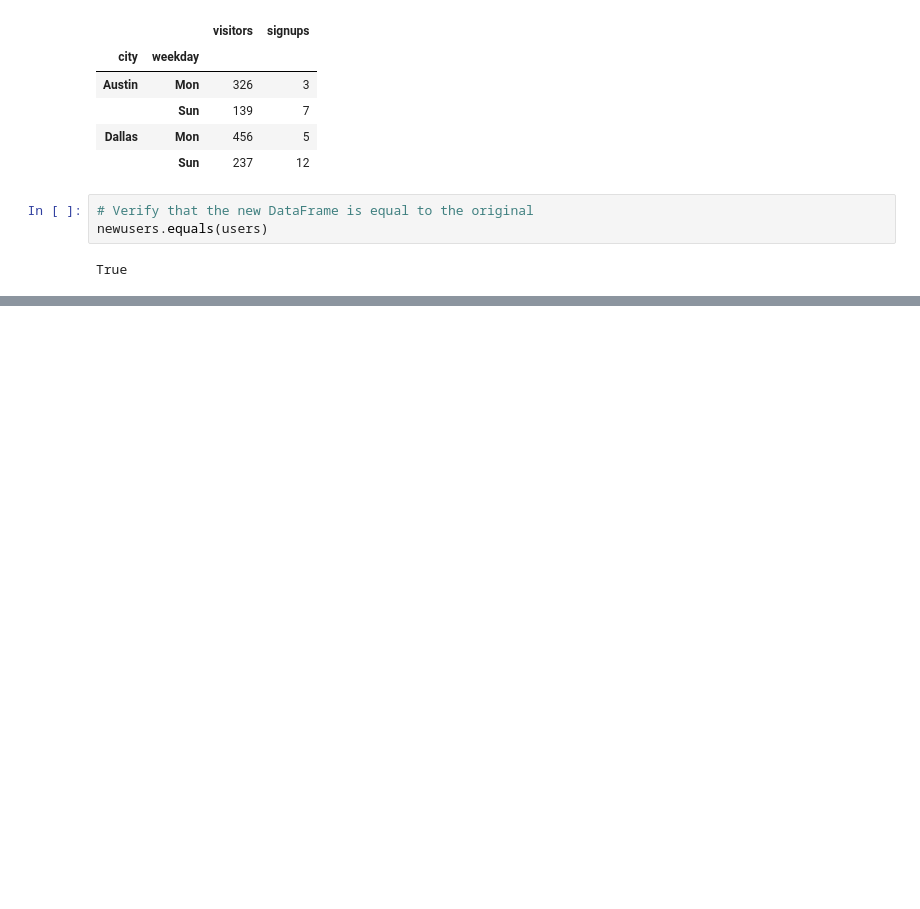
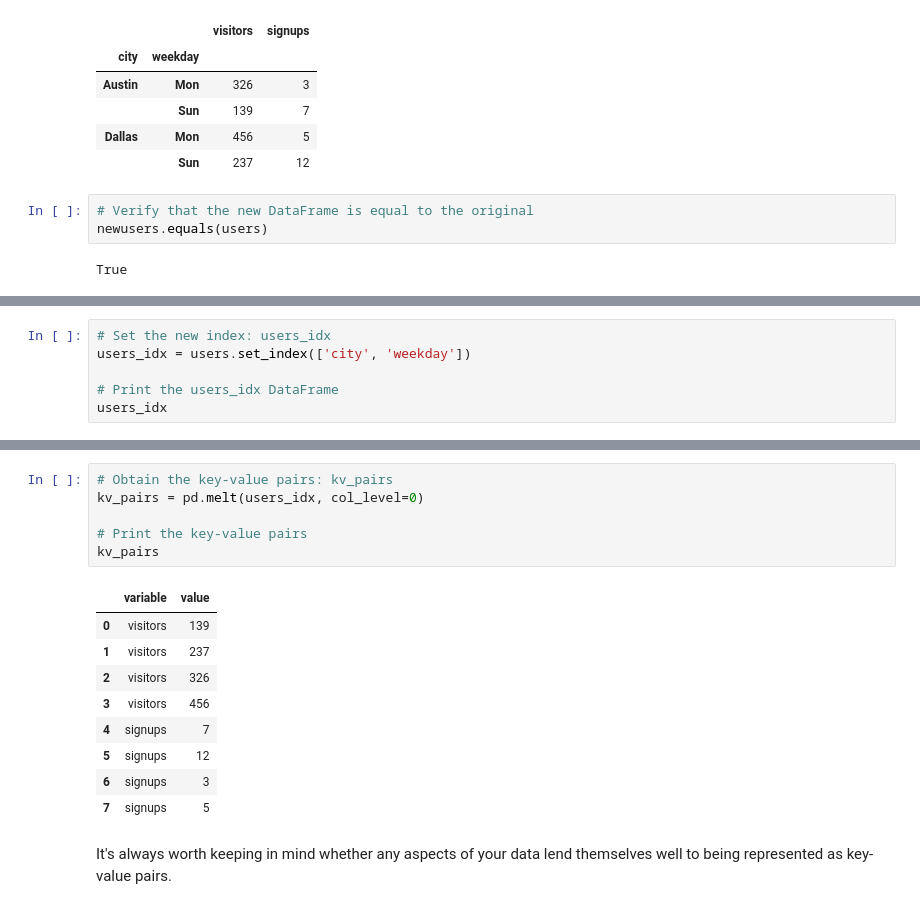
Before and after one commit to mitabunov/DataCamp_pony, a Jupyter notebook: 09_Manipulating_DataFrames/03_Rearranging_and_reshaping_data.ipynb, the cells around one changed output, grey strips where cells are left out. Drawn from its saved outputs; the diff is of its cells as text; blank space fills up the shorter version.

```diff
--- a/09_Manipulating_DataFrames/03_Rearranging_and_reshaping_data.ipynb
+++ b/09_Manipulating_DataFrames/03_Rearranging_and_reshaping_data.ipynb
@@ -232,0 +334,6 @@ True
+# %%
+# Set the new index: users_idx
+users_idx = users.set_index(['city', 'weekday'])
+
+# Print the users_idx DataFrame
+users_idx
@@ -232,0 +347,18 @@ True
+# %%
+# Obtain the key-value pairs: kv_pairs
+kv_pairs = pd.melt(users_idx, col_level=0)
+
+# Print the key-value pairs
+kv_pairs
+# %% [output]
+|  | variable | value |
+| 0 | visitors | 139 |
+| 1 | visitors | 237 |
+| 2 | visitors | 326 |
+| 3 | visitors | 456 |
+| 4 | signups | 7 |
+| 5 | signups | 12 |
+| 6 | signups | 3 |
+| 7 | signups | 5 |
+# %% [markdown]
+It's always worth keeping in mind whether any aspects of your data lend themselves well to being represented as key-value pairs.
```
Also changed, not shown: parts of 23 cells of this notebook.
